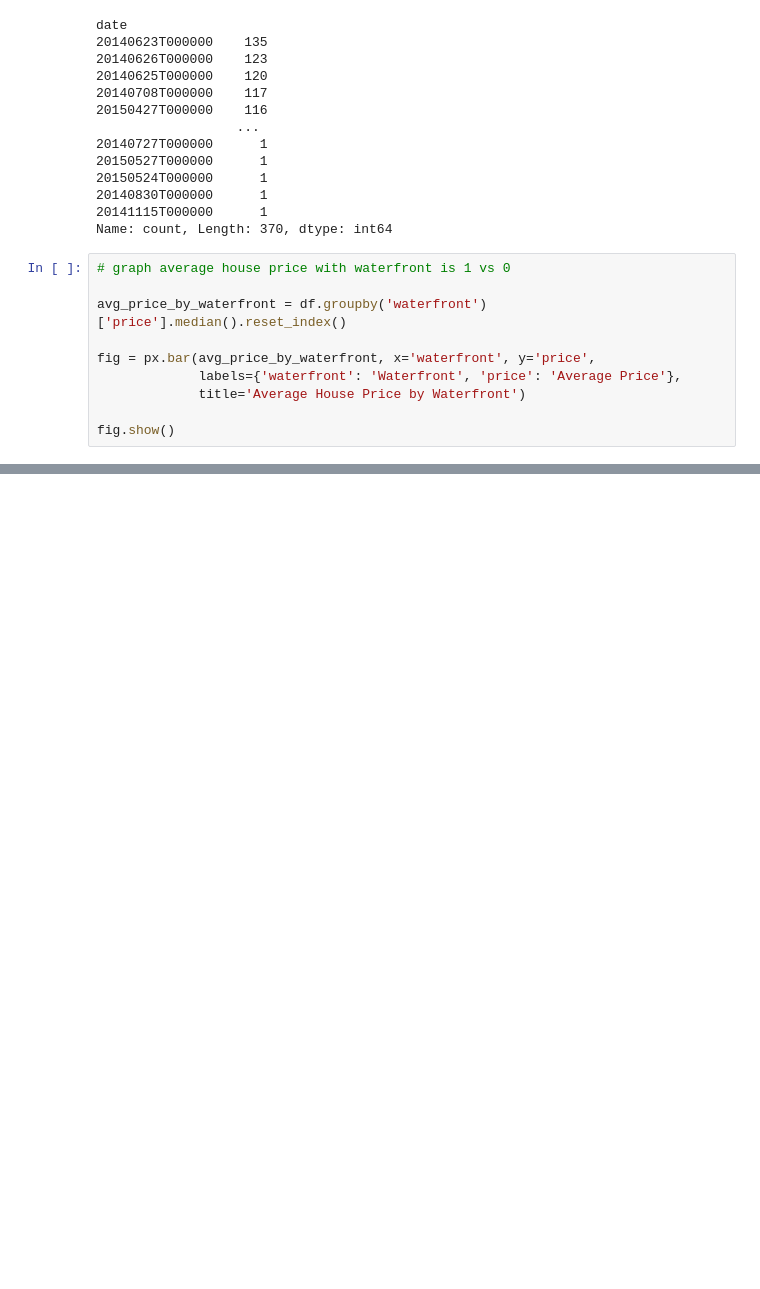
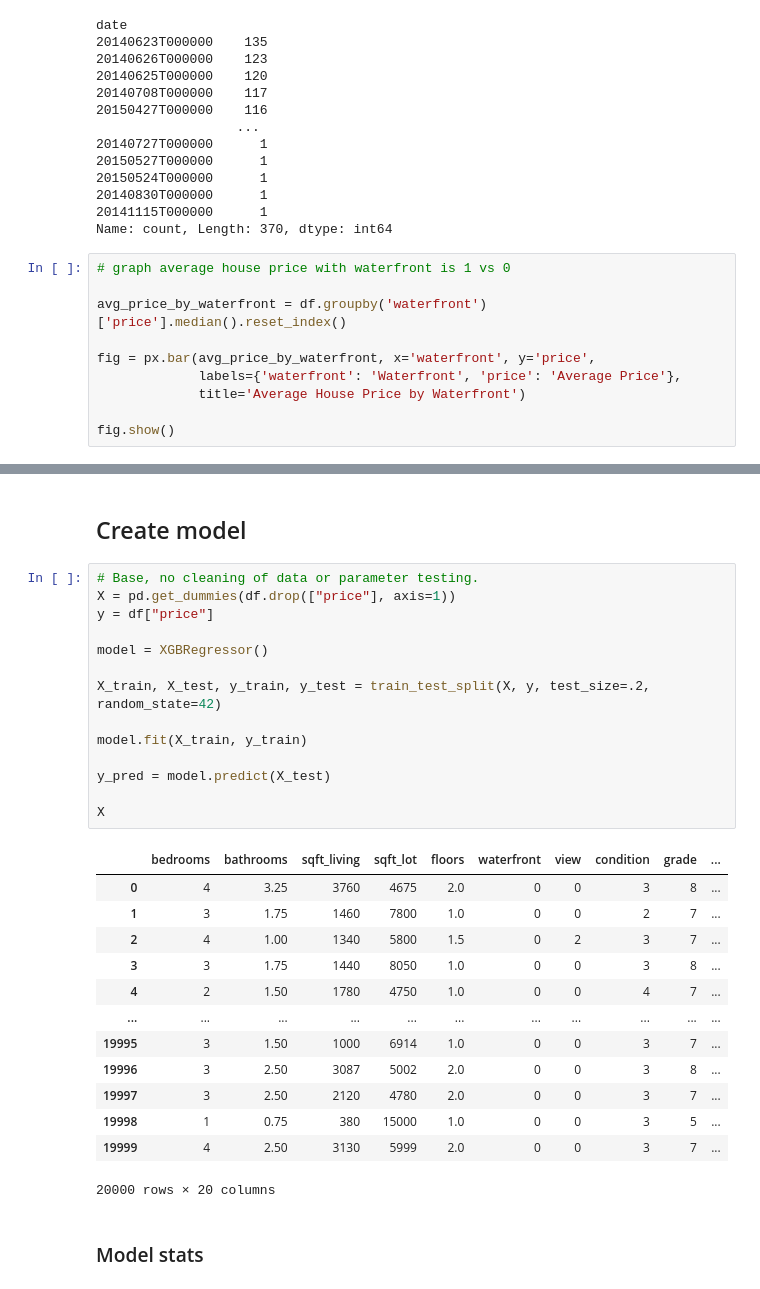
Before and after one commit to levi-wj/housing_case_study, a Jupyter notebook: Levi_Notes.ipynb, the cells around one changed output, grey strips where cells are left out. Drawn from its saved outputs; the diff is of its cells as text; blank space fills up the shorter version.

```diff
--- a/Levi_Notes.ipynb
+++ b/Levi_Notes.ipynb
@@ -55,0 +72,32 @@ fig.show()
+# %% [markdown]
+## Create model
+# %%
+# Base, no cleaning of data or parameter testing.
+X = pd.get_dummies(df.drop(["price"], axis=1))
+y = df["price"]
+
+model = XGBRegressor()
+
+X_train, X_test, y_train, y_test = train_test_split(X, y, test_size=.2, random_state=42)
+
+model.fit(X_train, y_train)
+
+y_pred = model.predict(X_test)
+
+X
+# %% [output]
+|  | bedrooms | bathrooms | sqft_living | sqft_lot | floors | waterfront | view | condition | grade | ... |
+| 0 | 4 | 3.25 | 3760 | 4675 | 2.0 | 0 | 0 | 3 | 8 | ... |
+| 1 | 3 | 1.75 | 1460 | 7800 | 1.0 | 0 | 0 | 2 | 7 | ... |
+| 2 | 4 | 1.00 | 1340 | 5800 | 1.5 | 0 | 2 | 3 | 7 | ... |
+| 3 | 3 | 1.75 | 1440 | 8050 | 1.0 | 0 | 0 | 3 | 8 | ... |
+| 4 | 2 | 1.50 | 1780 | 4750 | 1.0 | 0 | 0 | 4 | 7 | ... |
+| ... | ... | ... | ... | ... | ... | ... | ... | ... | ... | ... |
+| 19995 | 3 | 1.50 | 1000 | 6914 | 1.0 | 0 | 0 | 3 | 7 | ... |
+| 19996 | 3 | 2.50 | 3087 | 5002 | 2.0 | 0 | 0 | 3 | 8 | ... |
+| 19997 | 3 | 2.50 | 2120 | 4780 | 2.0 | 0 | 0 | 3 | 7 | ... |
+| 19998 | 1 | 0.75 | 380 | 15000 | 1.0 | 0 | 0 | 3 | 5 | ... |
+| 19999 | 4 | 2.50 | 3130 | 5999 | 2.0 | 0 | 0 | 3 | 7 | ... |
+20000 rows × 20 columns
+# %% [markdown]
+### Model stats
```
Also changed, not shown: parts of 13 cells of this notebook, 3 other files.
